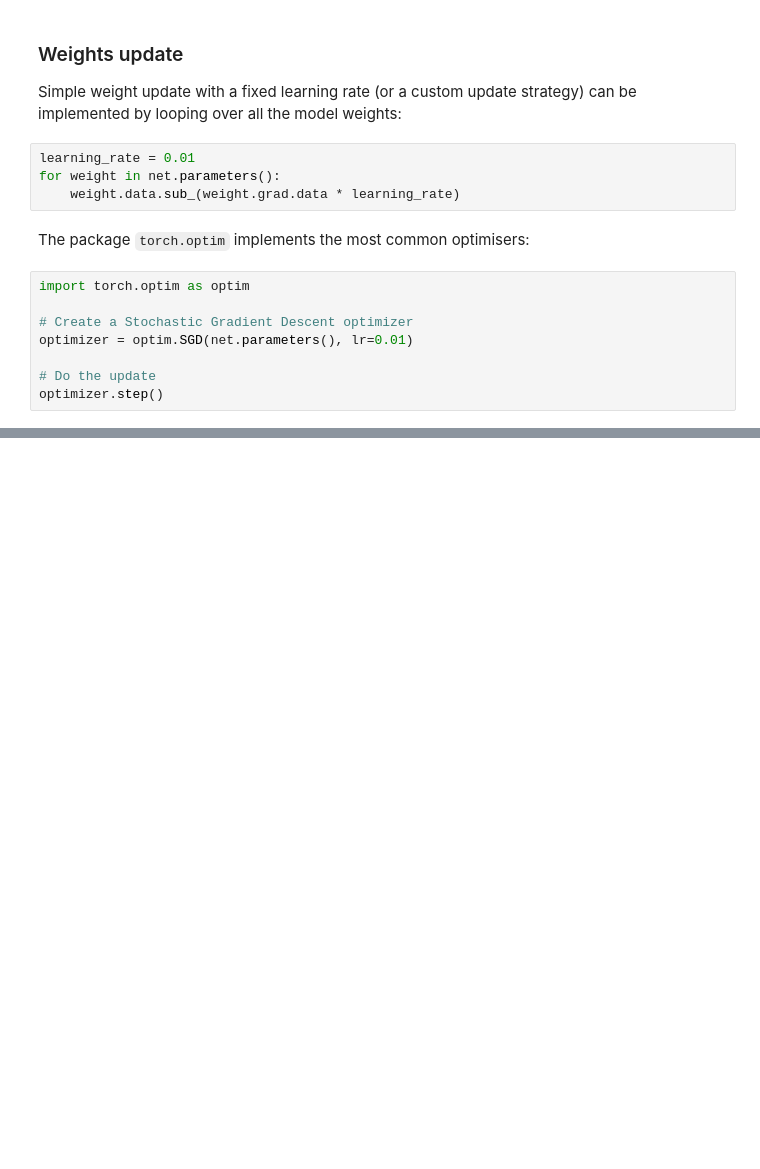
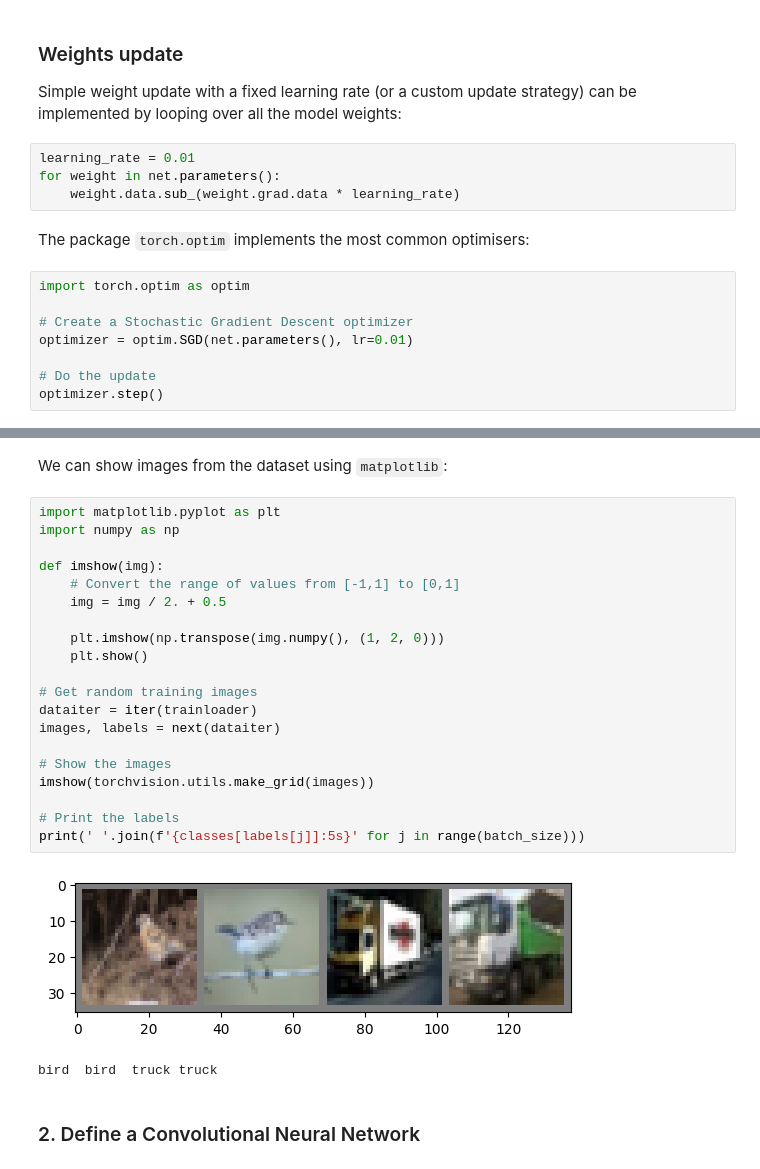
Before and after one commit to FlorentCLMichel/learning_data_science, a Jupyter notebook: PyTorch Blitz Tutorial.ipynb, the cells around one changed output, grey strips where cells are left out. Cells and saved outputs as stored; diff of their text form; blank space fills up the shorter version.

Commit message:
load the CIFAR10 dataset

```diff
--- a/PyTorch Blitz Tutorial.ipynb
+++ b/PyTorch Blitz Tutorial.ipynb
@@ -404,0 +441,27 @@ optimizer.step()
+# %% [markdown]
+We can show images from the dataset using `matplotlib`:
+# %%
+import matplotlib.pyplot as plt
+import numpy as np
+
+def imshow(img):
+    # Convert the range of values from [-1,1] to [0,1]
+    img = img / 2. + 0.5
+
+    plt.imshow(np.transpose(img.numpy(), (1, 2, 0)))
+    plt.show()
+
+# Get random training images
+dataiter = iter(trainloader)
+images, labels = next(dataiter)
+
+# Show the images
+imshow(torchvision.utils.make_grid(images))
+
+# Print the labels
+print(' '.join(f'{classes[labels[j]]:5s}' for j in range(batch_size)))
+# %% [output]
+[figure, added]
+bird  bird  truck truck
+# %% [markdown]
+### 2. Define a Convolutional Neural Network
```
Also changed, not shown: parts of 2 cells of this notebook.
